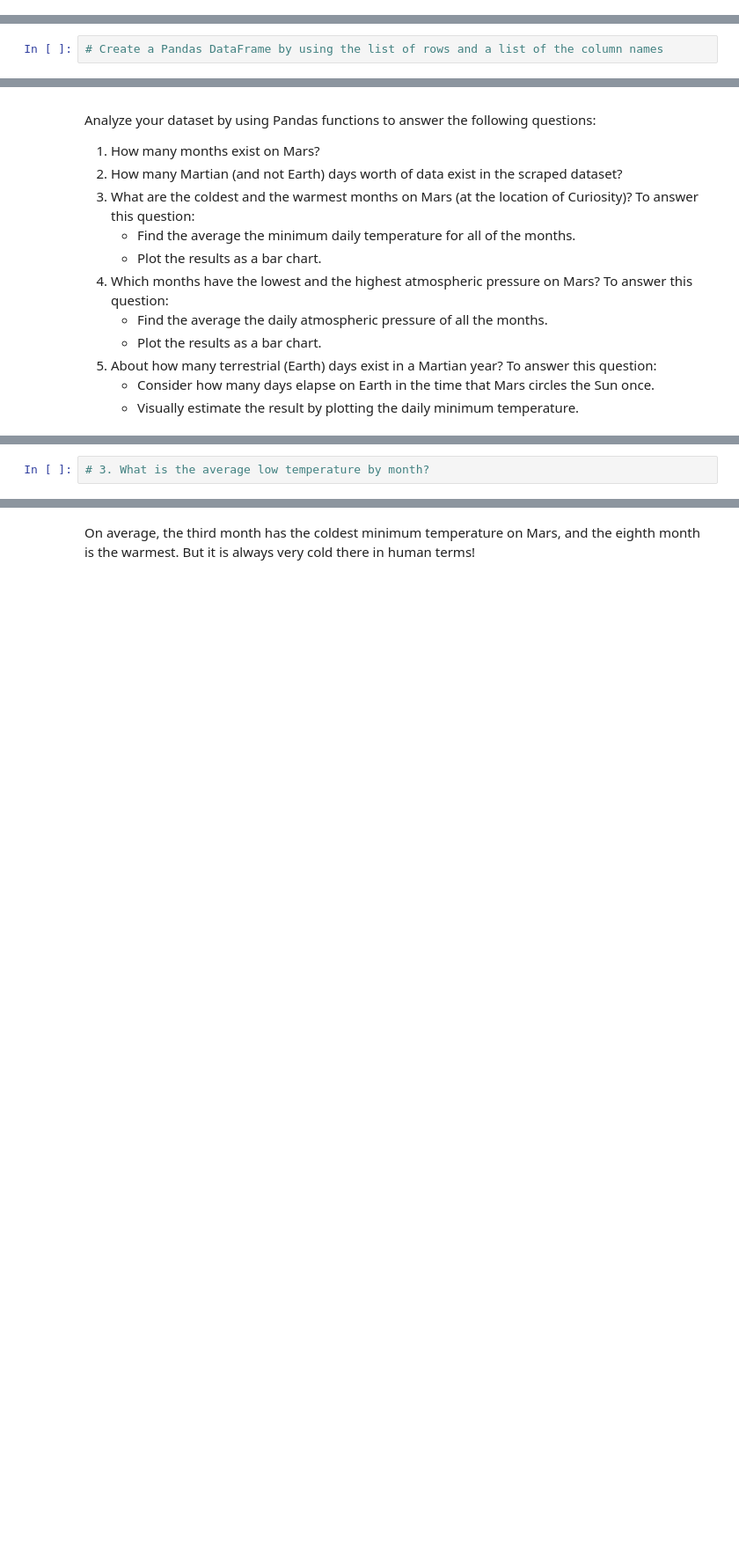
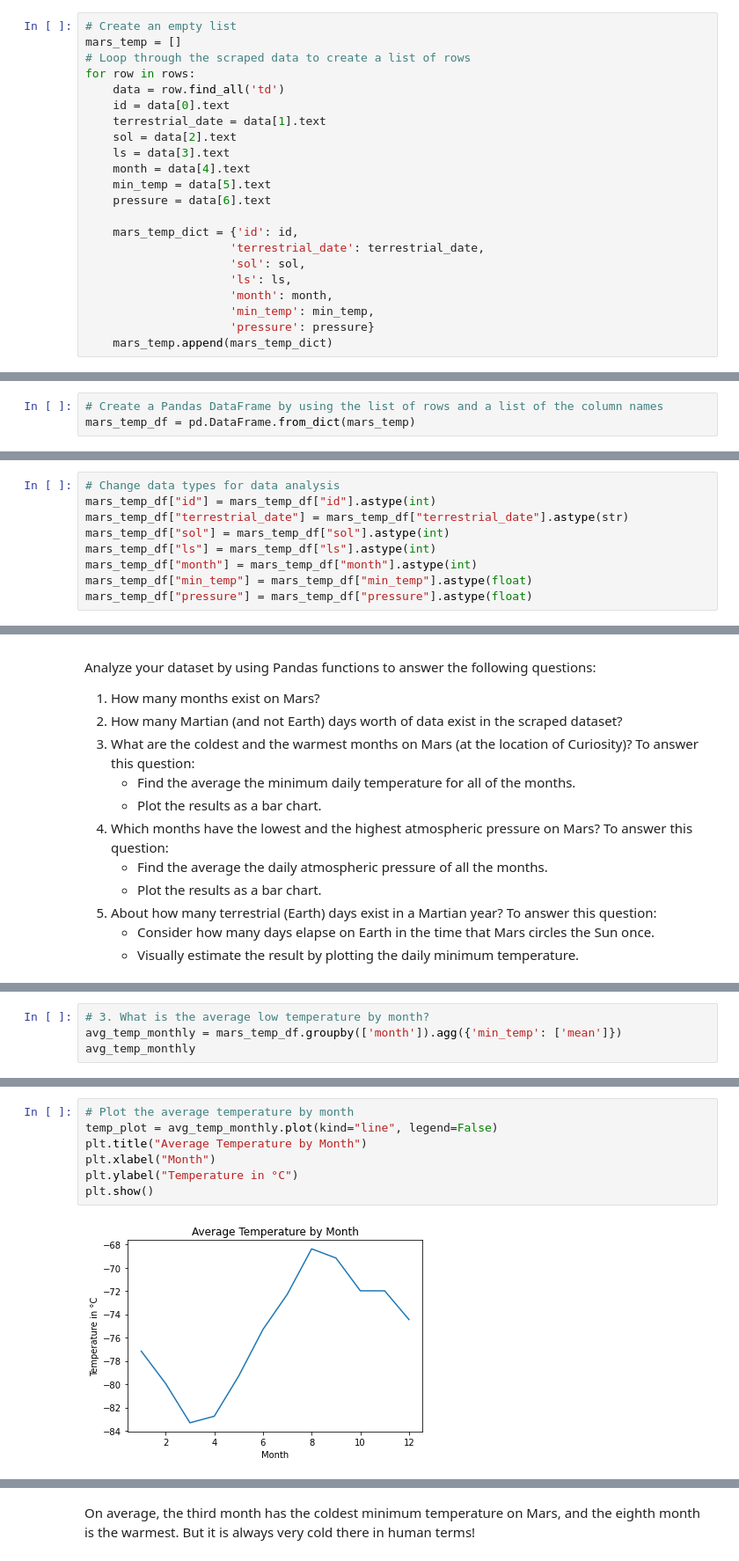
Before and after one commit to jargosin/web-scraping-challenge, a Jupyter notebook: Starter_Code/part_2_mars_weather.ipynb, the cells around one changed output, grey strips where cells are left out. Shown at 88% size. Saved outputs shown, nothing was run; the diff lists cells and outputs as text; blank space fills up the shorter version.

```diff
--- a/Starter_Code/part_2_mars_weather.ipynb
+++ b/Starter_Code/part_2_mars_weather.ipynb
@@ -90,0 +82,22 @@ Assemble the scraped data into a Pandas DataFrame. The columns should have the s
+# %%
+# Create an empty list
+mars_temp = []
+# Loop through the scraped data to create a list of rows
+for row in rows:
+    data = row.find_all('td')
+    id = data[0].text
+    terrestrial_date = data[1].text
+    sol = data[2].text
+    ls = data[3].text
+    month = data[4].text
+    min_temp = data[5].text
+    pressure = data[6].text
+
+    mars_temp_dict = {'id': id,
+                     'terrestrial_date': terrestrial_date,
+                     'sol': sol,
+                     'ls': ls,
+                     'month': month,
+                     'min_temp': min_temp,
+                     'pressure': pressure}
+    mars_temp.append(mars_temp_dict)
@@ -91,4 +124,5 @@ Assemble the scraped data into a Pandas DataFrame. The columns should have the s
 # %%
 # Create a Pandas DataFrame by using the list of rows and a list of the column names
+mars_temp_df = pd.DataFrame.from_dict(mars_temp)
 # %%
 # Confirm DataFrame was created successfully
@@ -105,2 +162,11 @@ Examine the data types that are currently associated with each column. If necess
+# %%
+# Change data types for data analysis
+mars_temp_df["id"] = mars_temp_df["id"].astype(int)
+mars_temp_df["terrestrial_date"] = mars_temp_df["terrestrial_date"].astype(str)
+mars_temp_df["sol"] = mars_temp_df["sol"].astype(int)
+mars_temp_df["ls"] = mars_temp_df["ls"].astype(int)
+mars_temp_df["month"] = mars_temp_df["month"].astype(int)
+mars_temp_df["min_temp"] = mars_temp_df["min_temp"].astype(float)
+mars_temp_df["pressure"] = mars_temp_df["pressure"].astype(float)
 # %%
 # Confirm type changes were successful by examining data types again
@@ -127,2 +211,4 @@ Analyze your dataset by using Pandas functions to answer the following questions
 # %%
 # 3. What is the average low temperature by month?
+avg_temp_monthly = mars_temp_df.groupby(['month']).agg({'min_temp': ['mean']})
+avg_temp_monthly
@@ -131,2 +247,11 @@ Analyze your dataset by using Pandas functions to answer the following questions
+# %%
+# Plot the average temperature by month
+temp_plot = avg_temp_monthly.plot(kind="line", legend=False)
+plt.title("Average Temperature by Month")
+plt.xlabel("Month")
+plt.ylabel("Temperature in °C")
+plt.show()
+# %% [output]
+[figure, added]
 # %%
 # Identify the coldest and hottest months in Curiosity's location
```
Also changed, not shown: parts of 25 cells of this notebook, 1 other file.
